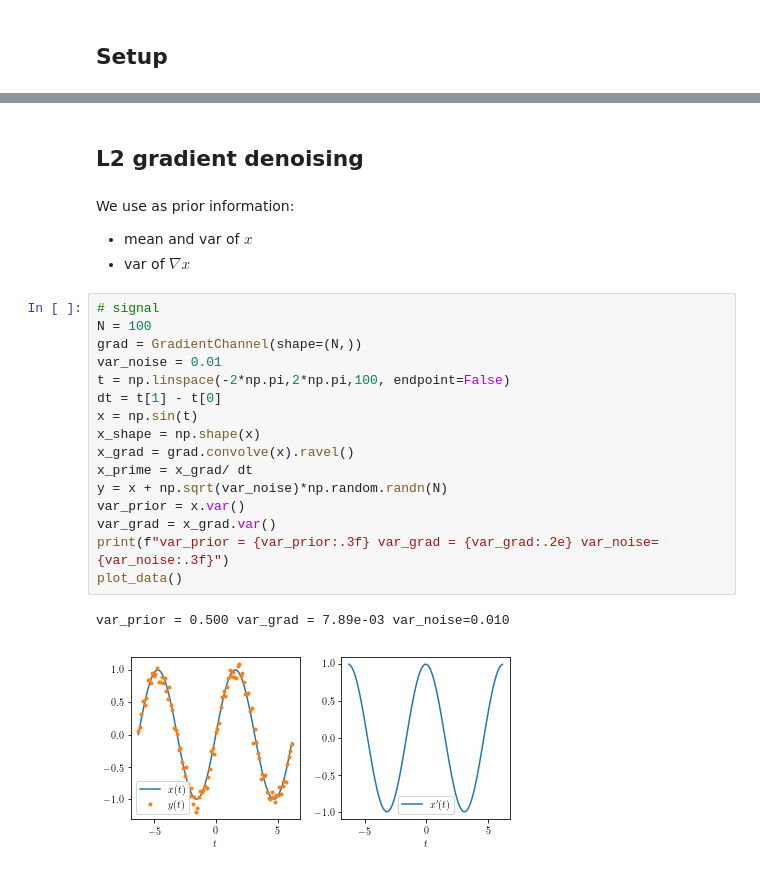
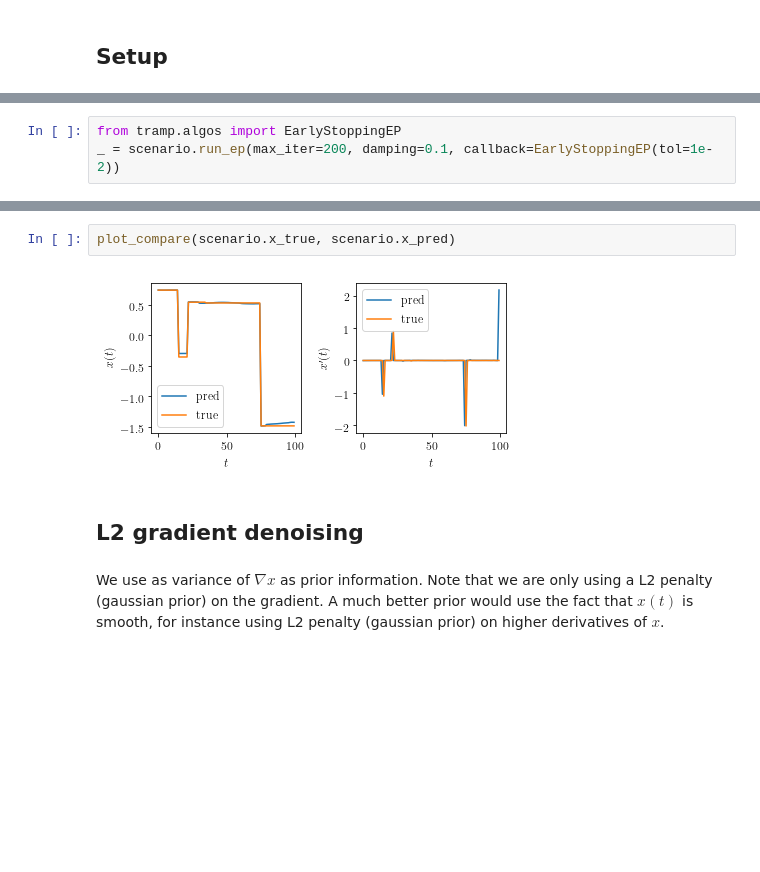
Before and after one commit to sphinxteam/tramp_notebooks, a Jupyter notebook: applications/signal_1d_denoise.ipynb, the cells around one changed output, grey strips where cells are left out. Saved outputs shown, nothing was run; the diff lists cells and outputs as text; blank space fills up the shorter version.

```diff
--- a/applications/signal_1d_denoise.ipynb
+++ b/applications/signal_1d_denoise.ipynb
@@ -58,0 +81,3 @@ def run_model(model):
+# %%
+from tramp.algos import EarlyStoppingEP
+_ = scenario.run_ep(max_iter=200, damping=0.1, callback=EarlyStoppingEP(tol=1e-2))
@@ -59,27 +93,9 @@ def run_model(model):
+# %%
+plot_compare(scenario.x_true, scenario.x_pred)
+# %% [output]
+[figure, added]
 # %% [markdown]
 ## L2 gradient denoising
-# %% [markdown]
-We use as prior information:
-
-- mean and var of $x$
-- var of $\nabla x$
-# %%
-# signal
-N = 100
-grad = GradientChannel(shape=(N,))
-var_noise = 0.01
-t = np.linspace(-2*np.pi,2*np.pi,100, endpoint=False)
-dt = t[1] - t[0]
-x = np.sin(t)
-x_shape = np.shape(x)
-x_grad = grad.convolve(x).ravel()
-x_prime = x_grad/ dt
-y = x + np.sqrt(var_noise)*np.random.randn(N)
-var_prior = x.var()
-var_grad = x_grad.var()
-print(f"var_prior = {var_prior:.3f} var_grad = {var_grad:.2e} var_noise={var_noise:.3f}")
-plot_data()
-# %% [output]
-var_prior = 0.500 var_grad = 7.89e-03 var_noise=0.010
-[figure, removed]
+# %% [markdown]
+We use as variance of $\nabla x$ as prior information. Note that we are only using a L2 penalty (gaussian prior) on the gradient. A much better prior would use the fact that $x(t)$ is smooth, for instance using L2 penalty (gaussian prior) on higher derivatives of $x$.
 # %%
```
Also changed, not shown: parts of 28 cells of this notebook, 2 other files.
